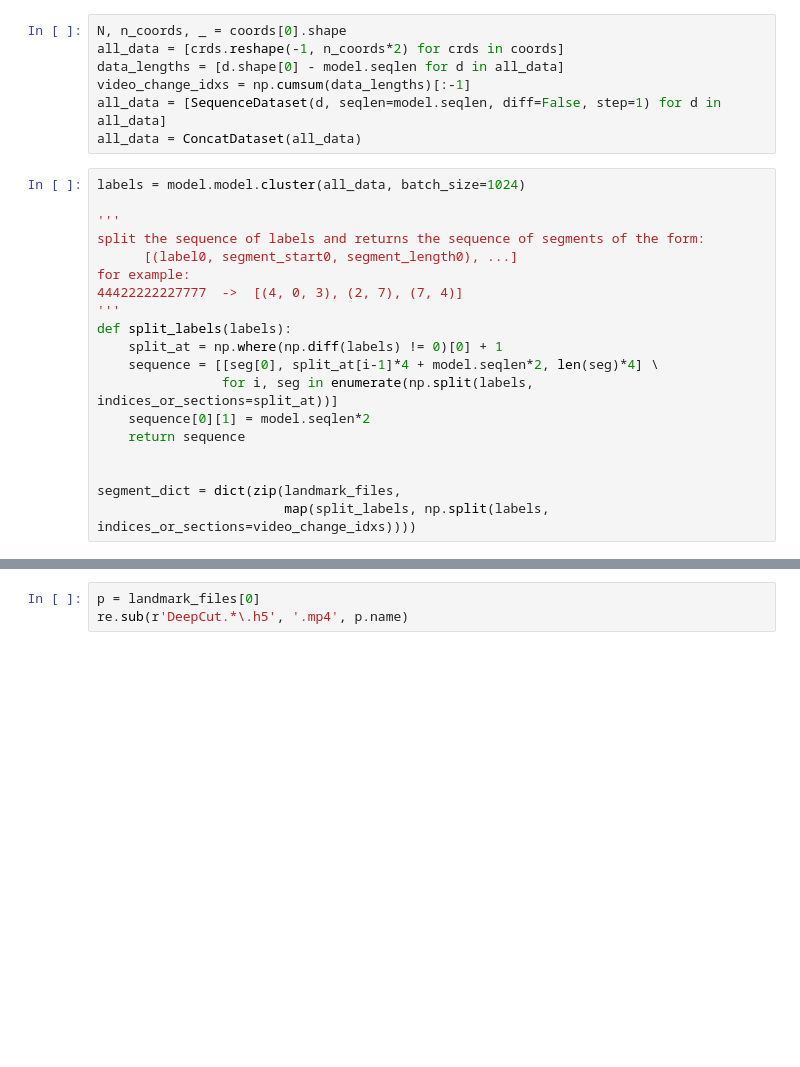
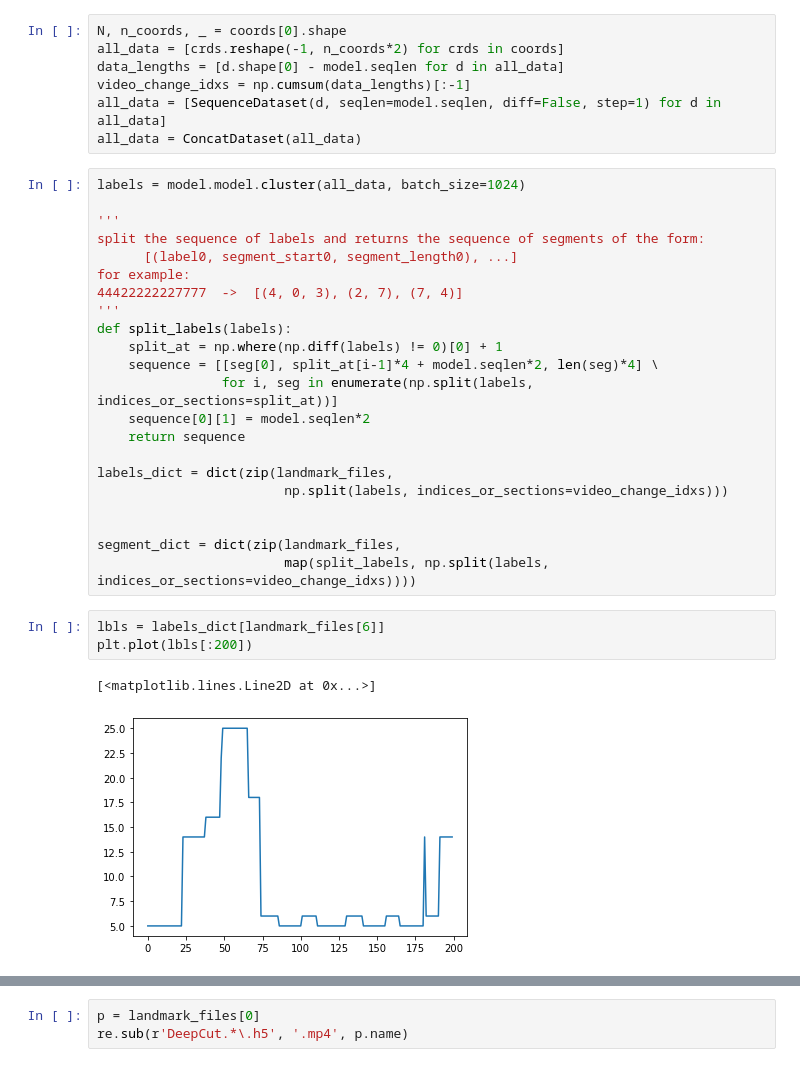
Before and after one commit to ysterin/deep_cluster, a Jupyter notebook: autoencoder KMeans.ipynb, the cells around one changed output, grey strips where cells are left out. Cells and saved outputs as stored; diff of their text form; blank space fills up the shorter version.

```diff
--- a/autoencoder KMeans.ipynb
+++ b/autoencoder KMeans.ipynb
@@ -187,6 +283,15 @@ def split_labels(labels):
     sequence[0][1] = model.seqlen*2
     return sequence
 
+labels_dict = dict(zip(landmark_files,
+                        np.split(labels, indices_or_sections=video_change_idxs)))
+
 
 segment_dict = dict(zip(landmark_files,
                         map(split_labels, np.split(labels, indices_or_sections=video_change_idxs))))
+# %%
+lbls = labels_dict[landmark_files[6]]
+plt.plot(lbls[:200])
+# %% [output]
+[<matplotlib.lines.Line2D at 0x...>]
+[figure, added]
```
Also changed, not shown: parts of 12 cells of this notebook.
